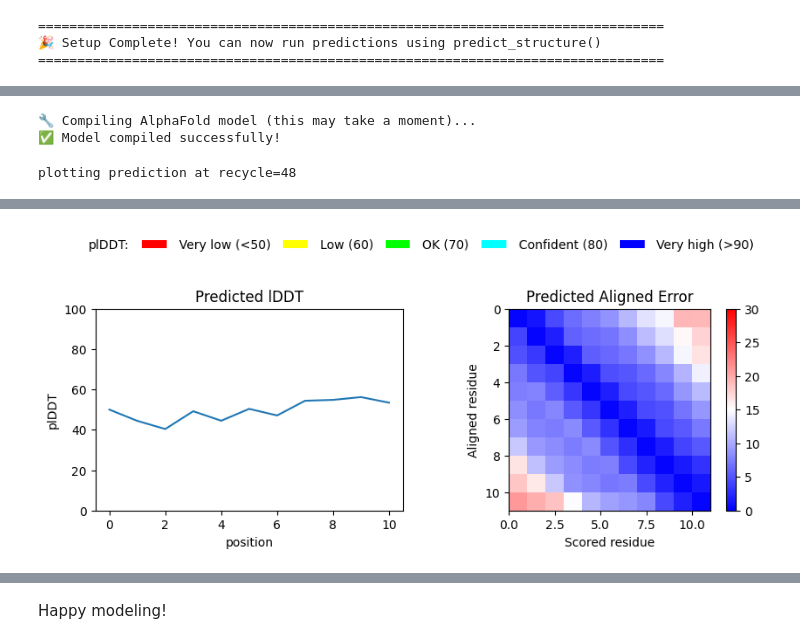
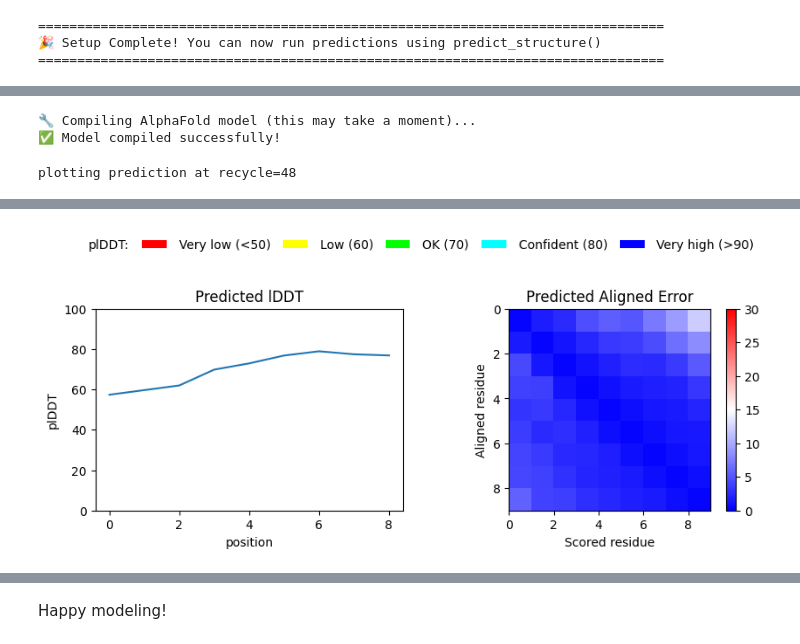
Before and after one commit to Victoria06022002/git-for-science, a Jupyter notebook: ex02/ex02.ipynb, the cells around one changed output, grey strips where cells are left out. Cells and saved outputs as stored; diff of their text form; code cells hidden in the pictures.

```diff
--- a/ex02/ex02.ipynb
+++ b/ex02/ex02.ipynb
@@ -731,24 +731,24 @@ Tasks:
 # %%
 # Cell 3: Predict Structure for a Sequence
 
 # @title Change the sequence of aminoacids to a different one (e.g. all Alanines, all Leucines, etc.). What is the difference in the predicted structure?
-sequence = "GGGGGGGGGGG"  # @param {type:"string"}
+sequence = "AAAAAAAAA"  # @param {type:"string"}
 recycles = 48  # @param ["0", "1", "2", "3", "6", "12", "24", "48"] {type:"raw"}
 color = "confidence"  # @param ["chain", "confidence", "rainbow"]
 show_sidechains = True  # @param {type:"boolean"}
 show_mainchains = True  # @param {type:"boolean"}
 
 predict_structure(
     sequence=sequence,
     recycles=recycles,
     color=color,
     show_sidechains=show_sidechains,
     show_mainchains=show_mainchains,
 )
 # %% [output]
 🔧 Compiling AlphaFold model (this may take a moment)...
 ✅ Model compiled successfully!
 plotting prediction at recycle=48
 [interactive output not drawn]
 [figure]
-[figure, old version]
+[figure, new version]
```
Also changed, not shown: parts of 2 cells of this notebook.
